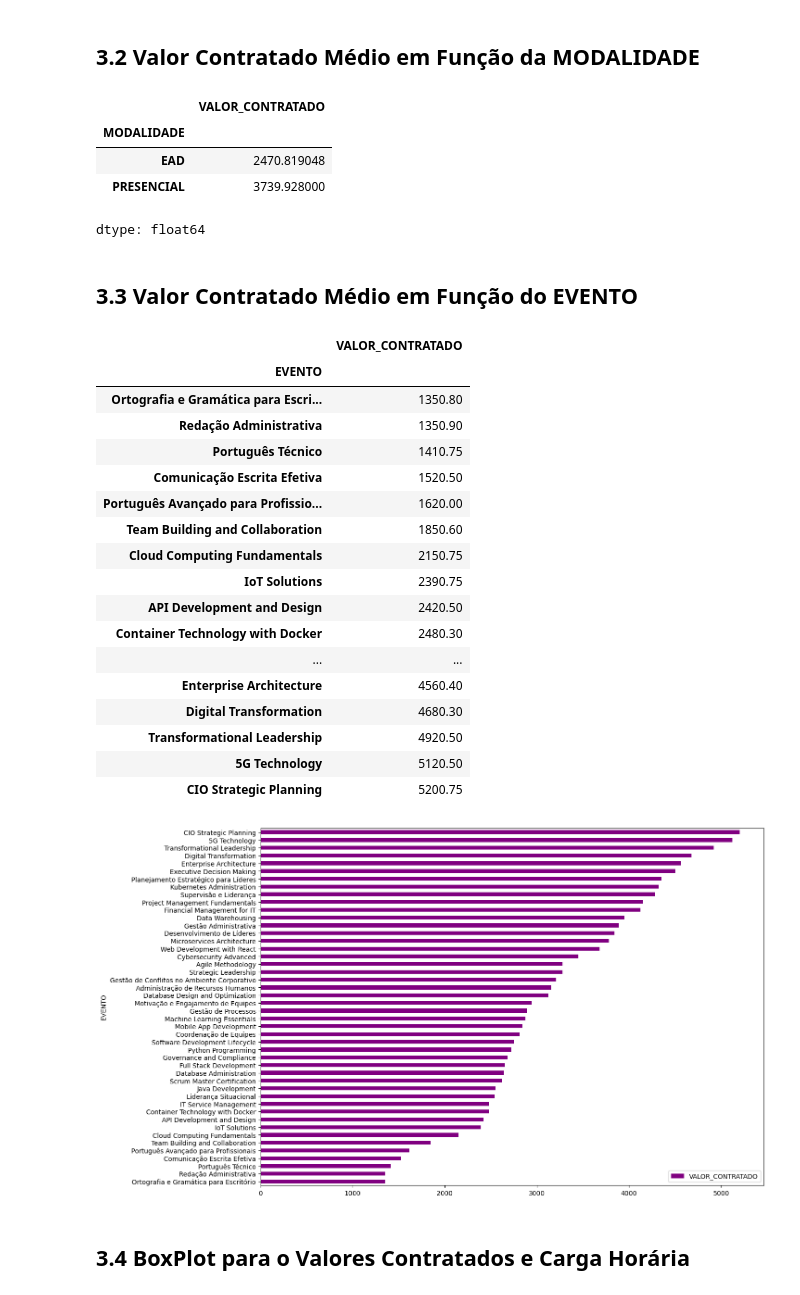
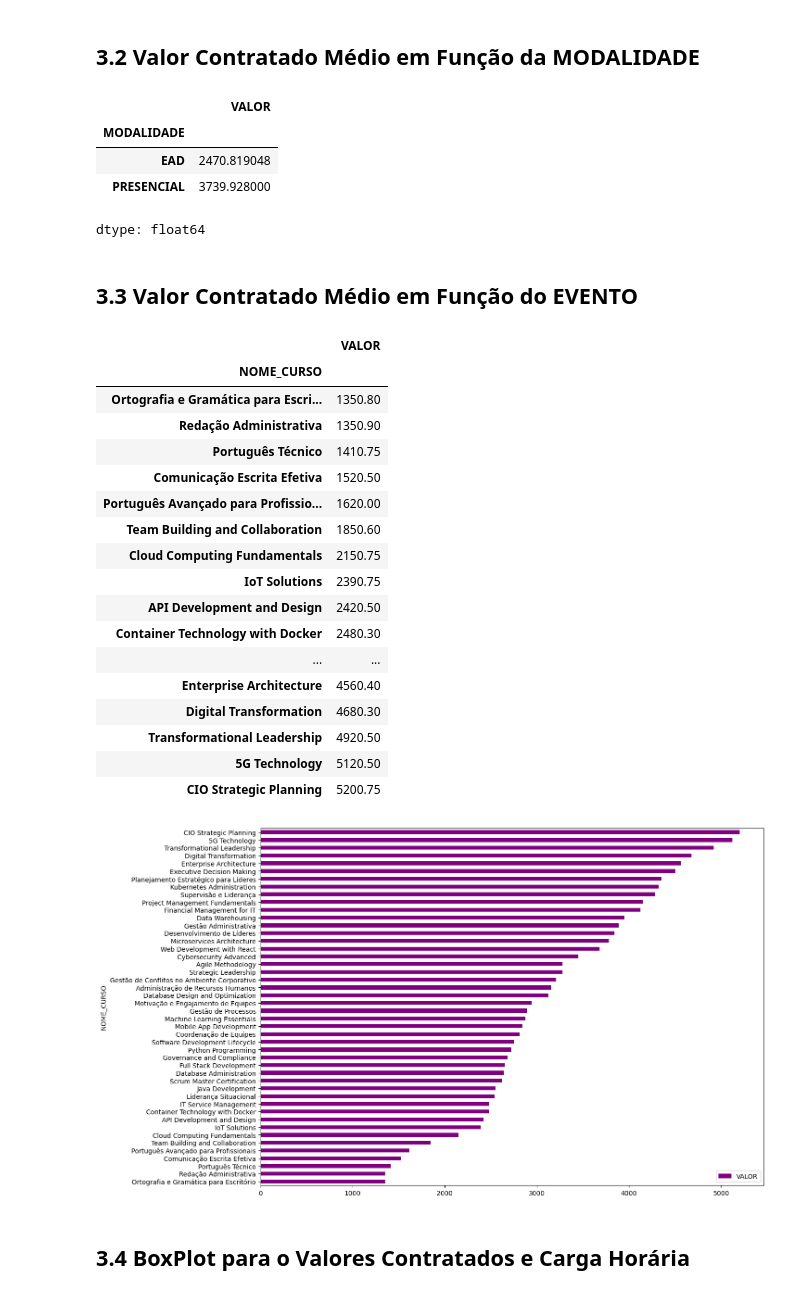
Before and after one commit to SENACBD/Projeto-de-BI-de-Educa-o-Corporativa-do-SENAC, a Jupyter notebook: python/etl/projeto_educacao_corporativa_senac.ipynb, the cells around one changed output. Cells and saved outputs as stored; diff of their text form; code cells hidden in the pictures.

```diff
--- a/python/etl/projeto_educacao_corporativa_senac.ipynb
+++ b/python/etl/projeto_educacao_corporativa_senac.ipynb
@@ -386,0 +370,19 @@ Length: 2, dtype: string
+# %%
+# Padronizando colunas e campos entre tabelas
+dados_curso = dados_curso.rename(columns={"CURSO": "COD_CURSO"})
+dados_curso = dados_curso.rename(columns={"EVENTO": "NOME_CURSO"})
+dados_curso = dados_curso.rename(columns={"DATA_DE_INCLUSAO_DO_CURSO": "DATA_INCLUSAO"})
+dados_curso = dados_curso.rename(columns={"SITUACAO": "CURSO_REALIZADO"})
+dados_curso["CURSO_REALIZADO"] = dados_curso["CURSO_REALIZADO"].replace("Realizado", "Sim")
+dados_curso["CURSO_REALIZADO"] = dados_curso["CURSO_REALIZADO"].replace("Não-Executado", "Não")
+dados_curso = dados_curso.rename(columns={"VALOR_CONTRATADO": "VALOR"})
+
+colunas = [
+    "FORMATO",
+    "DATA_INCLUSAO",
+    "PROGRAMA",
+    "MODALIDADE",
+    "CURSO_REALIZADO"
+]
+
+mostrar_valores_unicos(dados_curso, colunas)
@@ -707,9 +762,9 @@ np.float64(3160.552173913043)
 # %% [markdown]
 ## 3.2 Valor Contratado Médio em Função da MODALIDADE
 # %%
-dados_curso.groupby('MODALIDADE')['VALOR_CONTRATADO'].mean()
+dados_curso.groupby('MODALIDADE')['VALOR'].mean()
 # %% [output]
-|  | VALOR_CONTRATADO |
+|  | VALOR |
 | MODALIDADE |  |
 | EAD | 2470.819048 |
 | PRESENCIAL | 3739.928000 |
@@ -717,10 +772,10 @@ dtype: float64
 # %% [markdown]
 ## 3.3 Valor Contratado Médio em Função do EVENTO
 # %%
-dados_curso.groupby('EVENTO')[['VALOR_CONTRATADO']].mean().sort_values('VALOR_CONTRATADO')
+dados_curso.groupby('NOME_CURSO')[['VALOR']].mean().sort_values('VALOR')
 # %% [output]
-|  | VALOR_CONTRATADO |
-| EVENTO |  |
+|  | VALOR |
+| NOME_CURSO |  |
 | Ortografia e Gramática para Escri... | 1350.80 |
 | Redação Administrativa | 1350.90 |
 | Português Técnico | 1410.75 |
@@ -738,11 +793,11 @@ dados_curso.groupby('EVENTO')[['VALOR_CONTRATADO']].mean().sort_values('VALOR_CO
 | 5G Technology | 5120.50 |
 | CIO Strategic Planning | 5200.75 |
 # %%
-dados_curso_evento_valor = dados_curso.groupby('EVENTO')[['VALOR_CONTRATADO']].mean().sort_values('VALOR_CONTRATADO')
+dados_curso_evento_valor = dados_curso.groupby('NOME_CURSO')[['VALOR']].mean().sort_values('VALOR')
 
 dados_curso_evento_valor.plot(kind='barh', figsize=(14, 10), color ='purple');
 # %% [output]
-[figure, old version]
+[figure, new version]
 # %% [markdown]
 ## 3.4 BoxPlot para o Valores Contratados e Carga Horária
 # %%
```
Also changed, not shown: parts of 18 cells of this notebook.
